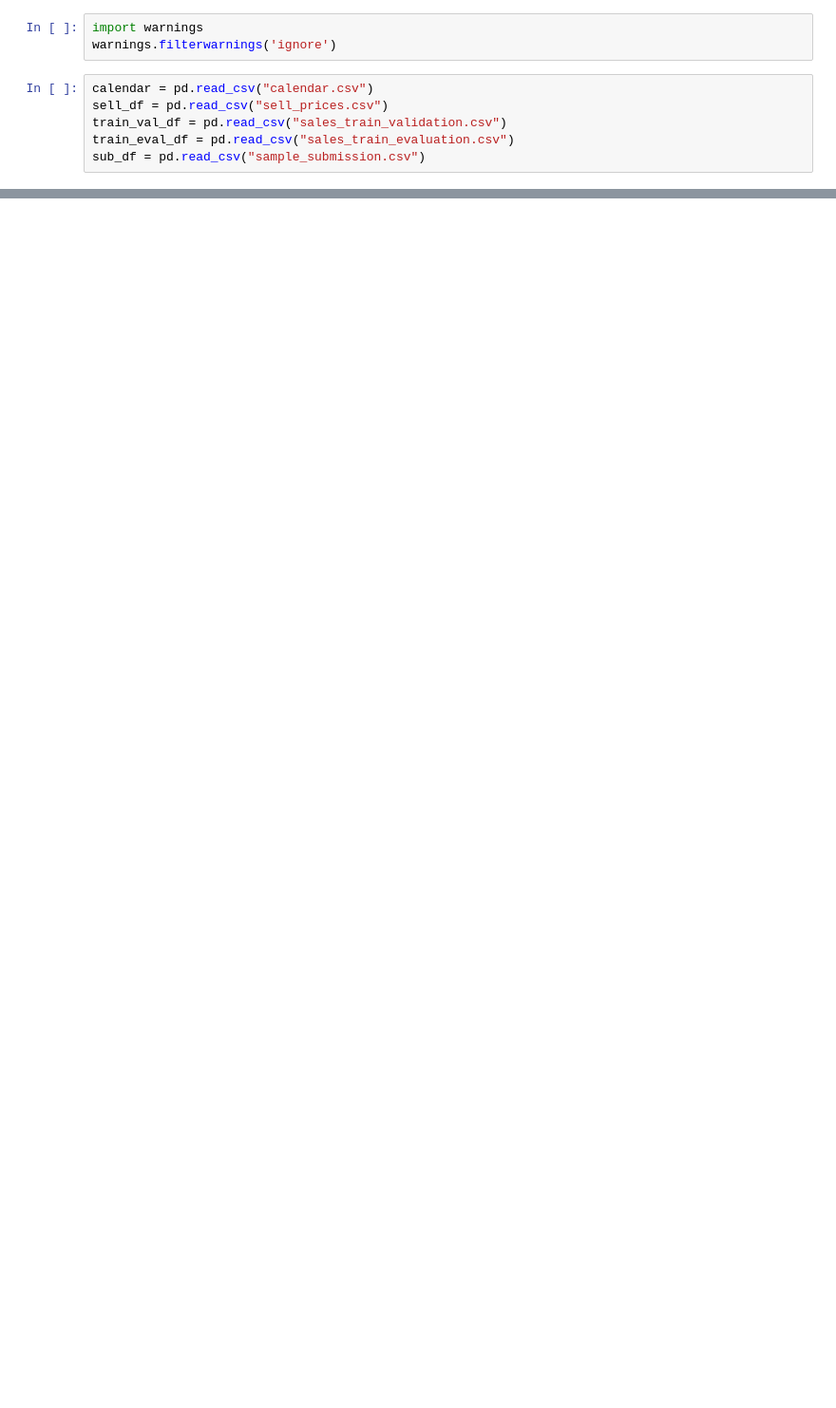
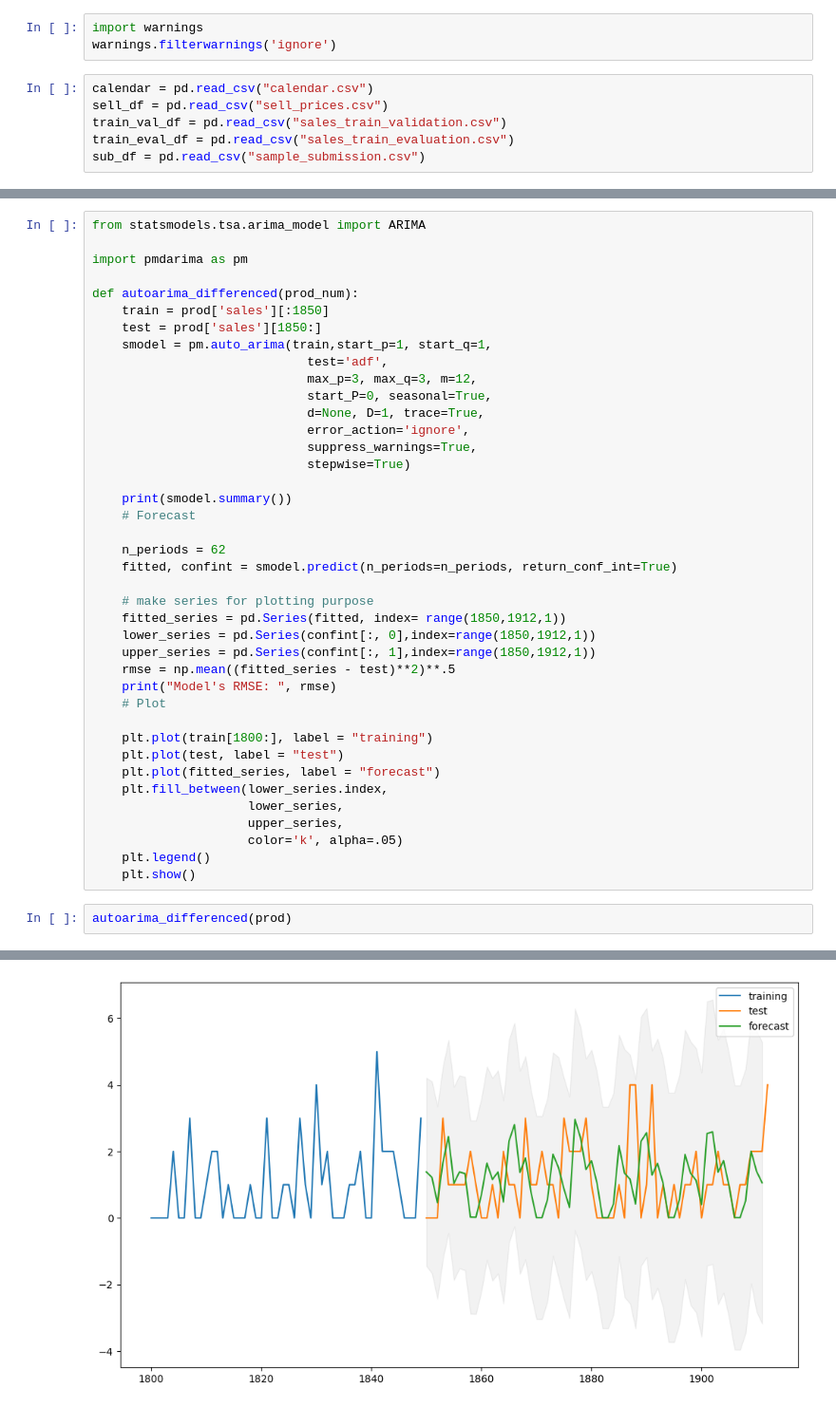
Before and after one commit to sonaljain2212/Walmart-Sales-Forecasting, a Jupyter notebook: Modeling.ipynb, the cells around one changed output, grey strips where cells are left out. Shown at 95% size. Cells and saved outputs as stored; diff of their text form; blank space fills up the shorter version.

```diff
--- a/Modeling.ipynb
+++ b/Modeling.ipynb
@@ -414,0 +443,43 @@ plt.show()
+# %%
+from statsmodels.tsa.arima_model import ARIMA
+
+import pmdarima as pm
+
+def autoarima_differenced(prod_num):
+    train = prod['sales'][:1850]
+    test = prod['sales'][1850:]
+    smodel = pm.auto_arima(train,start_p=1, start_q=1,
+                             test='adf',
+                             max_p=3, max_q=3, m=12,
+                             start_P=0, seasonal=True,
+                             d=None, D=1, trace=True,
+                             error_action='ignore',
+                             suppress_warnings=True,
+                             stepwise=True)
+
+    print(smodel.summary())
+    # Forecast
+
+    n_periods = 62
+    fitted, confint = smodel.predict(n_periods=n_periods, return_conf_int=True)
+
+    # make series for plotting purpose
+    fitted_series = pd.Series(fitted, index= range(1850,1912,1))
+    lower_series = pd.Series(confint[:, 0],index=range(1850,1912,1))
+    upper_series = pd.Series(confint[:, 1],index=range(1850,1912,1))
+    rmse = np.mean((fitted_series - test)**2)**.5
+    print("Model's RMSE: ", rmse)
+    # Plot
+
+    plt.plot(train[1800:], label = "training")
+    plt.plot(test, label = "test")
+    plt.plot(fitted_series, label = "forecast")
+    plt.fill_between(lower_series.index,
+                     lower_series,
+                     upper_series,
+                     color='k', alpha=.05)
+    plt.legend()
+    plt.show()
+# %%
+autoarima_differenced(prod)
+# %% [output]
@@ -415,3 +503,4 @@ plt.show()
+[figure, added]
 # %%
 smodel.plot_diagnostics(figsize=(10,8))
 plt.show()
```
Also changed, not shown: parts of 76 cells of this notebook.
